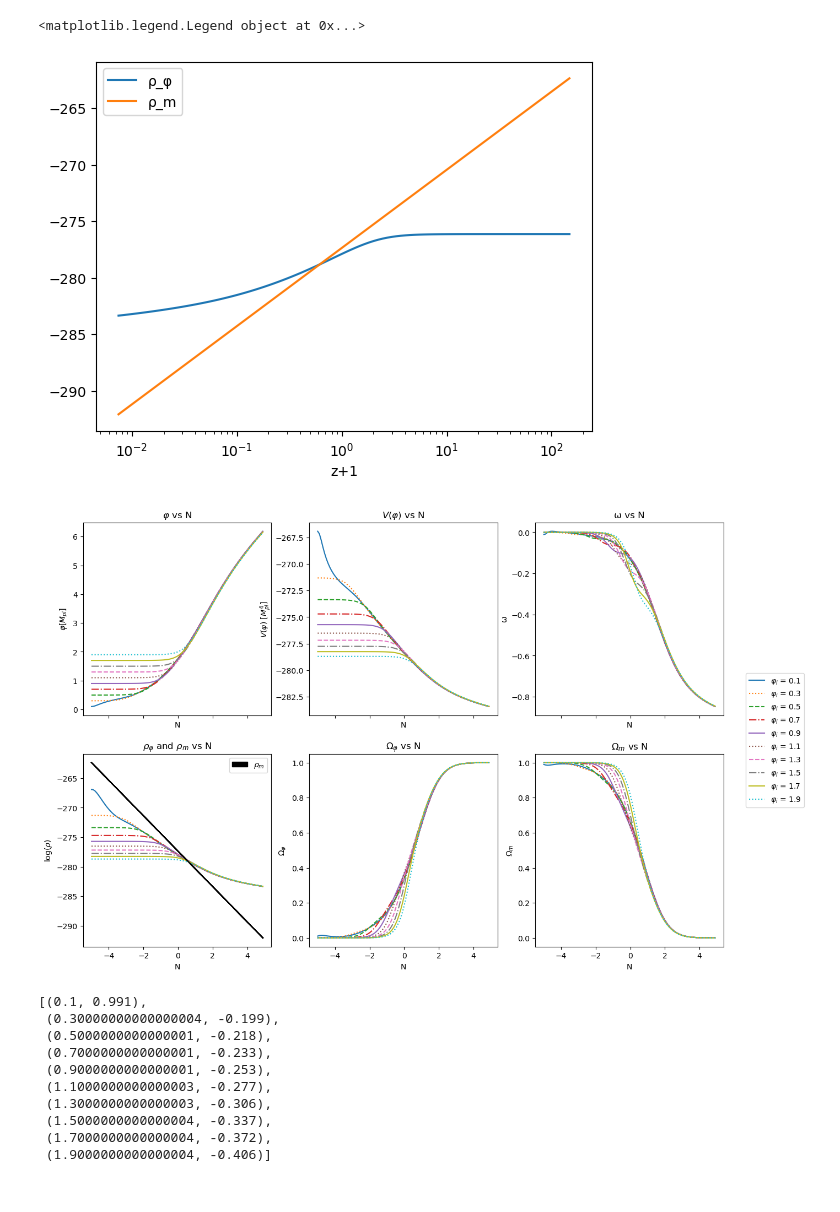
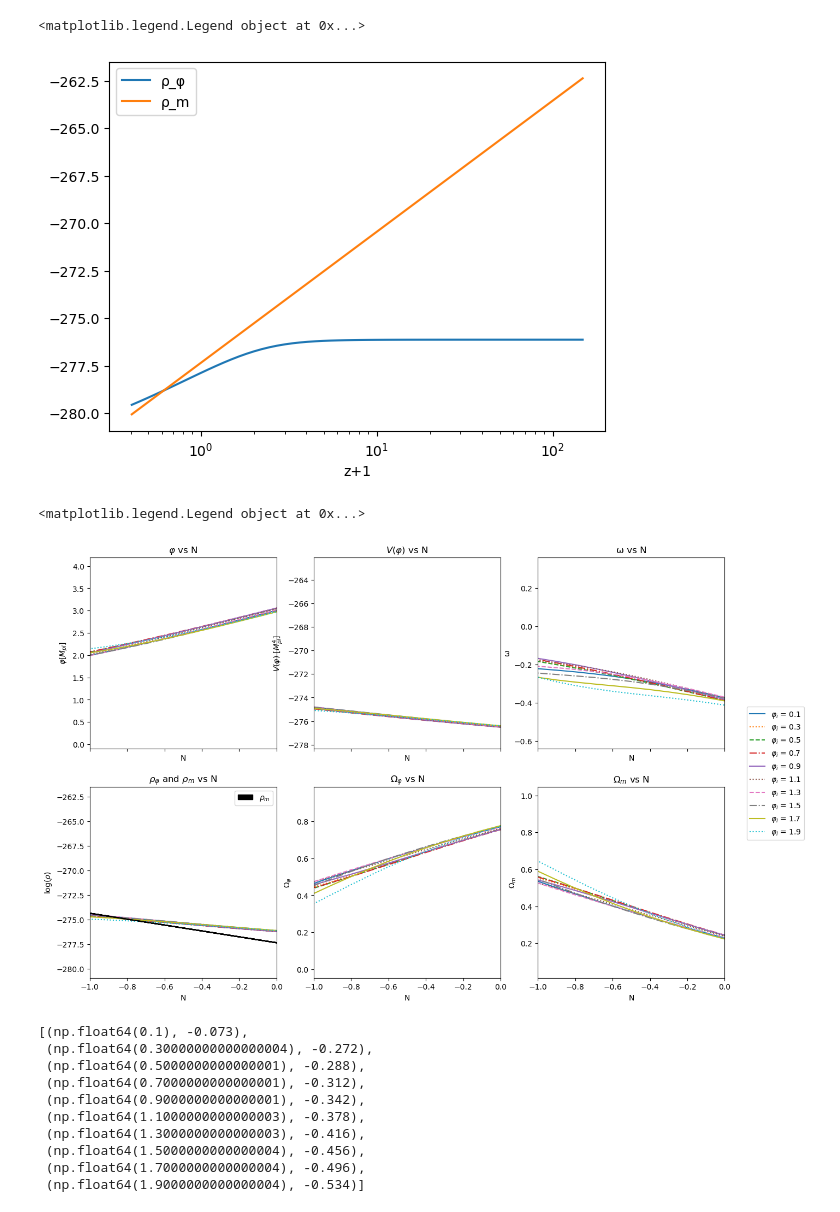
Before and after one commit to JOEngland86/4th-year-project, a Jupyter notebook: notebooks/Final Version of code/IPL with β - Different initial φ.ipynb, the cells around one changed output. Saved outputs shown, nothing was run; the diff lists cells and outputs as text; code cells hidden in the pictures.

```diff
--- a/notebooks/Final Version of code/IPL with β - Different initial φ.ipynb
+++ b/notebooks/Final Version of code/IPL with β - Different initial φ.ipynb
@@ -28,7 +28,9 @@ h = 0.7
 ohm_m = 0.31 # approximate fraction of matter today
 Ho = 2.1332e-42*h*4.10677e-19 # Hubble constant in reduced plank mass units
 rho_c0 = (3*Ho^2/(k^2)) # current critical energy density
-M_val = (rho_c0*(8*pi)^(alp/2))^(1/(alp+4))*.45 # mass scale in IPL
+A = 0.65 # scaling constant
+M_val = (rho_c0*(8*pi)^(alp/2))^(1/(alp+4))*A # mass scale in IPL
+show(M_val)
 gam = 1
 beta = 0
 Ni = 0
@@ -57,5 +61,5 @@ show(CoupledSteinhardt([1,0],0))
 # %%
-Nrange = np.arange(-5,5,.1)
+Nrange = np.arange(-5,1,.1)
 Ni =0
 sol = odeint(CoupledSteinhardt,[1,0],t=Nrange)
 # Plot of φ against redshift
@@ -134,10 +138,10 @@ plt.xscale('log')
 plt.legend()
 # %% [output]
 <matplotlib.legend.Legend object at 0x...>
-[figure, old version]
+[figure, new version]
 # %%
 # Create N range
-Nrange = np.arange(-5,5,.1)
+Nrange = np.arange(-5,1,.1)
 Ni = Nrange[0]
 
 # Create lists for legend and ω values as loop
@@ -191,7 +195,7 @@ def xaxis(x,label,i,ls):
 
     axs[1,1].plot(x,O_Q,label=r"$φ_i$ = {}".format(i),linestyle = "{}".format(ls))
     axs[1,1].set(ylabel = r"$Ω_φ$", xlabel = "{}".format(label),title=r"$Ω_φ$ vs {}".format(label))
-    #axs[1,1].set_xlim(0,.5)
+    axs[1,1].set_xlim(-1,0)
     #axs[1,1].legend()
 
     axs[1,2].plot(x,O_m,label=r"$φ_i$ = {}".format(i),linestyle = "{}".format(ls))
@@ -208,45 +212,46 @@ def xaxis(x,label,i,ls):
 
     #axs[2,2].plot(x,log(rho_m),label=r"$φ_i$ = {}".format(i))
     #axs[2,2].set(ylabel = r"$ρ_m$", xlabel = "{}".format(label),title=r"$ρ_m$ vs {}".format(label))
 
 φ_values = np.arange(.1,2,.2) # These are different initial values of φ
 beta_values = np.arange(.5,2,.5) # These are different initial values of coupling constant β
 for i in φ_values:
     if i==0:
         continue
     else:
         Ni = Nrange[0]
         Ni=0
 
         φ_list.append("$φ_i$ = {}".format(np.round(i,4)))
         solQ = odeint(CoupledSteinhardt,[i,0],t=Nrange)
         '''When I generate solutions, I also find the corresponding z,ωφ,ρφ,Ωφ,Pφ values for all initial Q values ranged. '''
         z,rho,P,O_Q,O_m,w,Y_Q,rho_m,weff = other_parameters(solQ[:,0],solQ[:,1],Nrange)
 
         w_list.append((i,round(max(w),3)))
         #show(round(max(w),3))
         Z = z+1
         xaxis(Nrange,"N",i,next(lines)) # Here is where you can alter whether to view graphs w.r.t to N or z+1
 
 import matplotlib.patches as mpatches
 black_patch = mpatches.Patch(color='black', label=r"$\rho_m$")
 axs[1,0].legend(handles=[black_patch])
 
 fig.legend(φ_list,loc='center right')
 #fig.suptitle("Plots of cosmological parameters")
-fig.savefig(r"Plots of cosmological parameters for Coupled Steinhardt with $\beta$ = {}, and alpha = {}.png".format(np.round(beta,3),alp))
+#fig.savefig(r"Plots of cosmological parameters for Coupled Steinhardt with $\beta$ = {}, and alpha = {}.png".format(np.round(beta,3),alp))
 # %% [output]
+<matplotlib.legend.Legend object at 0x...>
-[figure, old version]
+[figure, new version]
 # %%
 show(w_list)
 # %% [output]
-[(0.1, 0.991),
- (0.30000000000000004, -0.199),
- (0.5000000000000001, -0.218),
- (0.7000000000000001, -0.233),
- (0.9000000000000001, -0.253),
- (1.1000000000000003, -0.277),
- (1.3000000000000003, -0.306),
- (1.5000000000000004, -0.337),
- (1.7000000000000004, -0.372),
- (1.9000000000000004, -0.406)]
+[(np.float64(0.1), -0.073),
+ (np.float64(0.30000000000000004), -0.272),
+ (np.float64(0.5000000000000001), -0.288),
+ (np.float64(0.7000000000000001), -0.312),
+ (np.float64(0.9000000000000001), -0.342),
+ (np.float64(1.1000000000000003), -0.378),
+ (np.float64(1.3000000000000003), -0.416),
+ (np.float64(1.5000000000000004), -0.456),
+ (np.float64(1.7000000000000004), -0.496),
+ (np.float64(1.9000000000000004), -0.534)]
```
Also changed, not shown: parts of 4 cells of this notebook.
